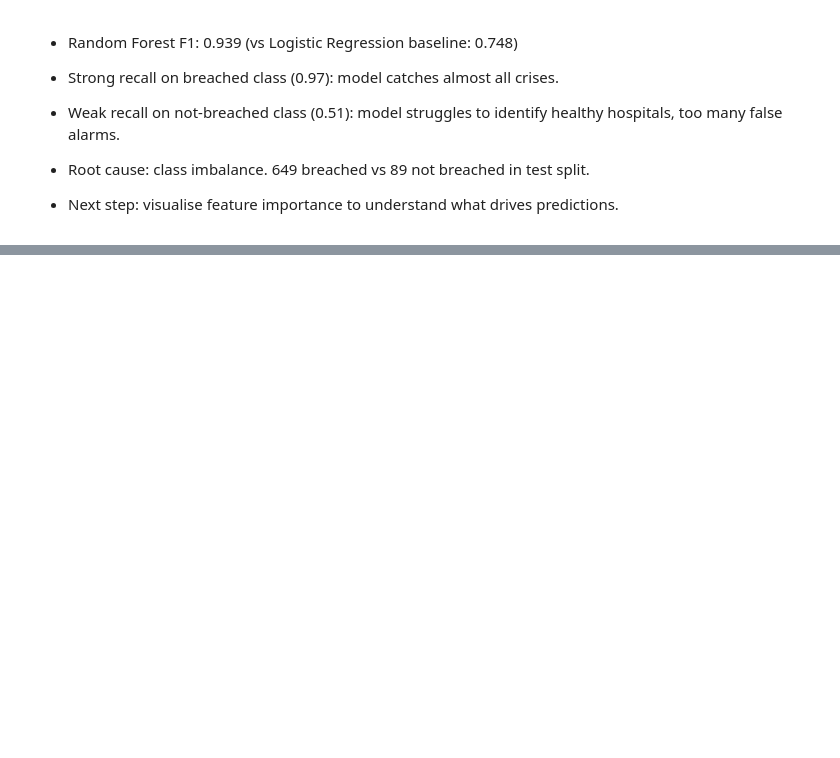
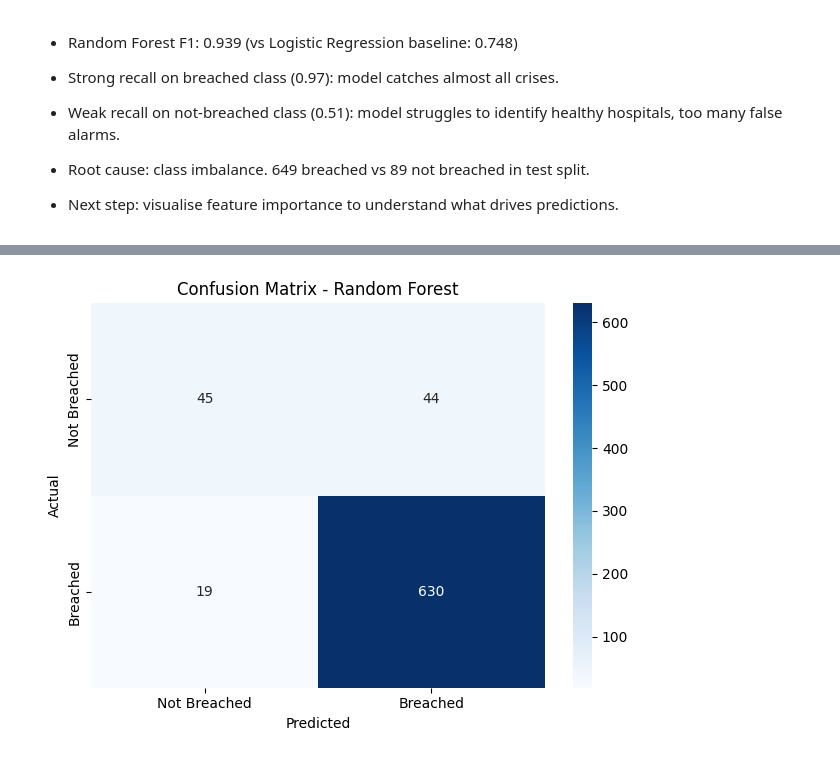
Before and after one commit to isha-atif-dev/nhs-ae-analyser, a Jupyter notebook: notebooks/03_modelling.ipynb, the cells around one changed output, grey strips where cells are left out. Drawn from its saved outputs; the diff is of its cells as text; code cells hidden in the pictures; blank space fills up the shorter version.

```diff
--- a/notebooks/03_modelling.ipynb
+++ b/notebooks/03_modelling.ipynb
@@ -163,0 +196,23 @@ healthy hospitals, too many false alarms.
+# %%
+# confusion matrix
+confuse_matrix = confusion_matrix(y_test, y_pred)   # compares the actual answers with the model's predictions and produces a 2x2 table.
+
+sns.heatmap(confuse_matrix, annot=True, fmt='d', cmap='Blues',
+            xticklabels=['Not Breached', 'Breached'],
+            yticklabels=['Not Breached', 'Breached'])
+
+# - confuse_matrix: the 2x2 table of numbers we just created. This is the data.
+# - annot=True: write the actual numbers inside each box. Without this you just see colours with no numbers.
+# - fmt='d': format the numbers as integers. Without this you might see 45.0000 instead of 45.
+# - cmap='Blues': colour scheme. Higher numbers = darker blue. Lower numbers = lighter blue.
+# - xticklabels: labels for the columns (what the model predicted).
+# - yticklabels: labels for the rows (what actually happened).
+
+plt.title('Confusion Matrix - Random Forest')
+plt.ylabel('Actual')
+plt.xlabel('Predicted')
+plt.tight_layout()
+plt.savefig('../outputs/figures/07_confusion_matrix.png')
+plt.show()
+# %% [output]
+[figure, added]
```
Also changed, not shown: parts of 7 cells of this notebook, 6 other files.
